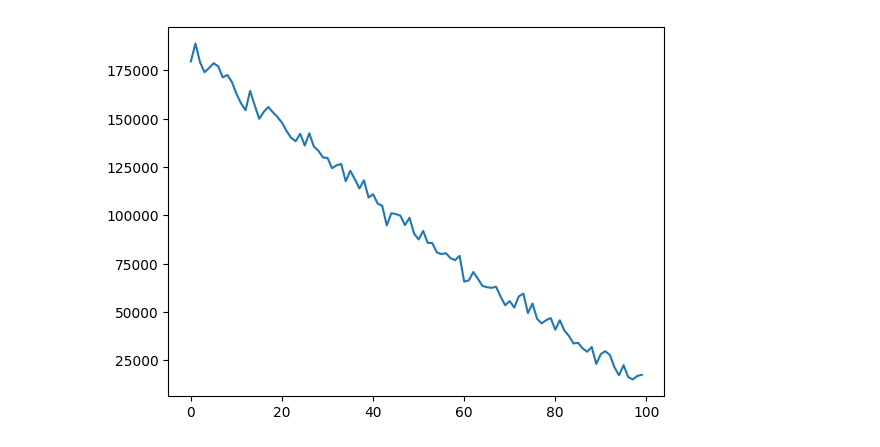
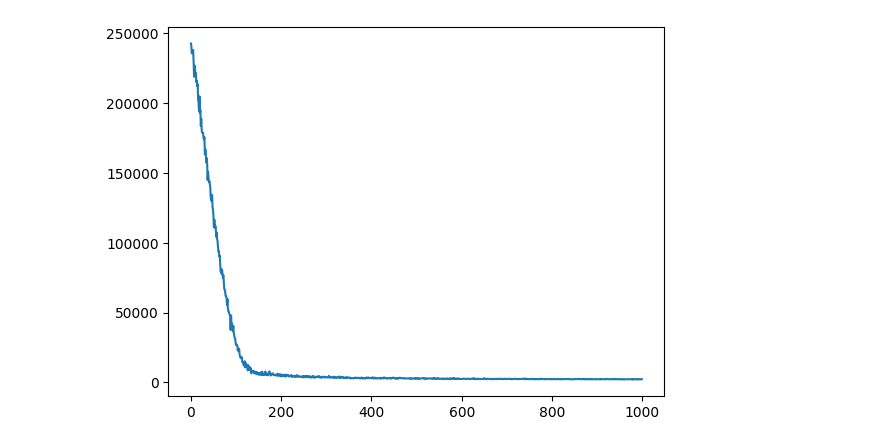
Before and after one commit to BasisResearch/cities, a Jupyter notebook: docs/experimental_notebooks/unsqueezing.ipynb, the cells around one changed output. Cells and saved outputs as stored; diff of their text form; code cells hidden in the pictures.

Commit message:
reverting to my model (better performance)

```diff
--- a/docs/experimental_notebooks/unsqueezing.ipynb
+++ b/docs/experimental_notebooks/unsqueezing.ipynb
@@ -526,14 +234,14 @@ torch.Size([30, 1, 3036])
 # %%
 pyro.clear_param_store()
-num_iterations = 100
+num_iterations = 1000
 plot_loss = True
-print_interval = True
+print_interval = 100
 lr = 0.01
 
 
-guide = AutoNormal(model)
+guide = AutoNormal(model_cities_interaction)
 
-svi = SVI(model=model, guide=guide, optim=Adam({"lr": lr}), loss=Trace_ELBO())
+svi = SVI(model=model_cities_interaction, guide=guide, optim=Adam({"lr": lr}), loss=Trace_ELBO())
 
 losses = []
 for step in range(num_iterations):
@@ -566,2 +267,2 @@ XT_weighted torch.Size([1, 1, 3036])
-[figure, old version]
+[figure, new version]
 # %%
```
Also changed, not shown: parts of 14 cells of this notebook, 4 other files.
